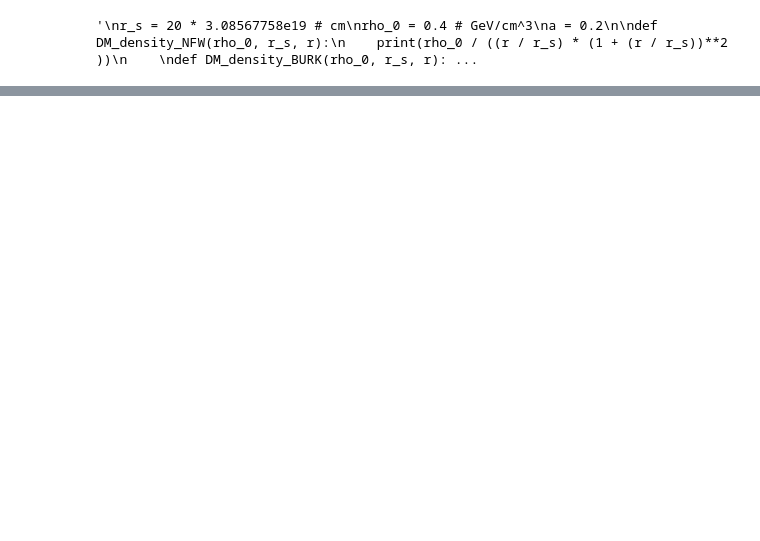
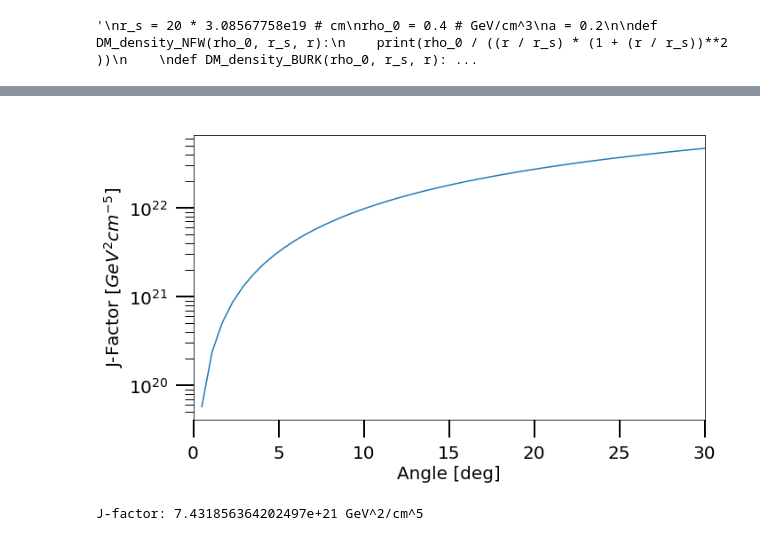
Before and after one commit to bradkav/GSS2018_Indirect, a Jupyter notebook: scripts/GRAPPA_student2.ipynb, the cells around one changed output, grey strips where cells are left out. Saved outputs shown, nothing was run; the diff lists cells and outputs as text; code cells hidden in the pictures; blank space fills up the shorter version.

```diff
--- a/scripts/GRAPPA_student2.ipynb
+++ b/scripts/GRAPPA_student2.ipynb
@@ -77 +119,39 @@ plt.show()
+# %%
+# Allows for computation of the dark matter density along the line of
+# sight. Parameters:
+#     - l: the line of sight distance into the dark matter halo
+#     - mu: the cosine of the viewing angle w.r.t. the galactic center
+def DM_density_LOS(l, mu, d=8.5*kpc_to_cm, rho_0=0.471, r_s = 16*kpc_to_cm,
+                   gamma=1, a=1, square=True, Type="NFW"):
+    r = np.sqrt(l**2 + d**2 - 2*l*d*mu)
+    return DM_density(Type, r, rho_0, r_s, gamma, a, square)
+
+# Compute the J-factors
+angle = np.linspace(0.5,30,50) # deg
+J_factor, D_factor = [], []
+for theta in angle:
+    theta *= (np.pi / 180) # Conversion to rad
+    result1 = nquad(DM_density_LOS, [[0,2*d],[np.cos(theta),1]],
+                    args=(d, rho_0, r_s))
+    J_factor.append(2*np.pi * result1[0])
+
+fig = plt.figure(figsize=(10,6))
+ax = fig.add_subplot(111)
+ax.plot(angle, J_factor, label="NFW")
+ax.set_xlabel("Angle [deg]", fontsize=20)
+ax.set_ylabel(r"J-Factor [$GeV^2 cm^{-5}$]", fontsize=20)
+ax.set_yscale("log")
+ax.set_xlim([0,30])
+#ax.set_title("Compton scattered spectrum $E_{photon,in}=$"+str(e_in))
+ax.tick_params('both', labelsize=20, length=20, width=2, which='major', pad=8)
+ax.tick_params('both', labelsize=20, length=10, width=1, which='minor',pad=8)
+
+plt.tight_layout()
+plt.show()
+
+
+print("J-factor:", result1[0], "GeV^2/cm^5")
+# %% [output]
+[figure, added]
+J-factor: 7.431856364202497e+21 GeV^2/cm^5
 # %%
```
Also changed, not shown: parts of 4 cells of this notebook.
